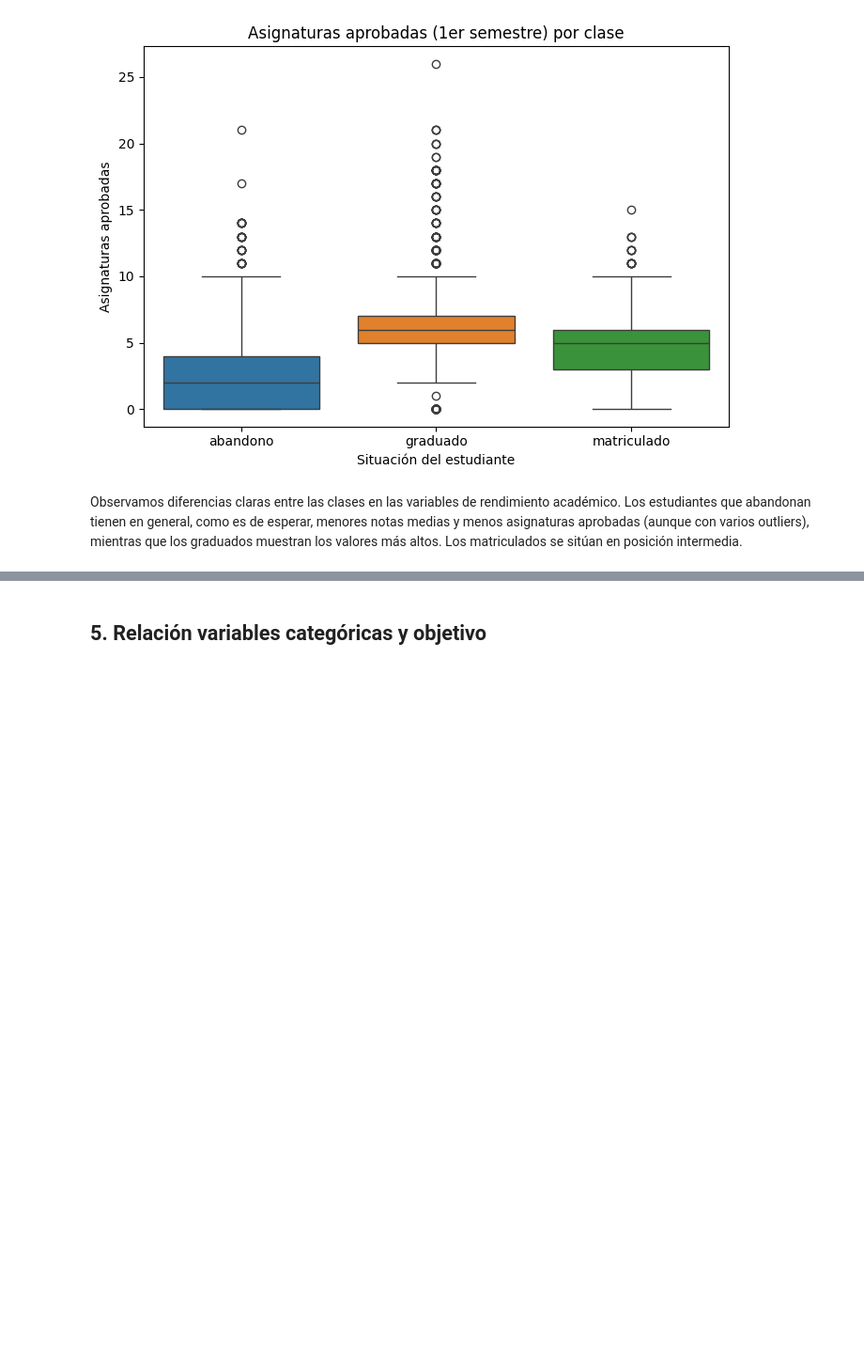
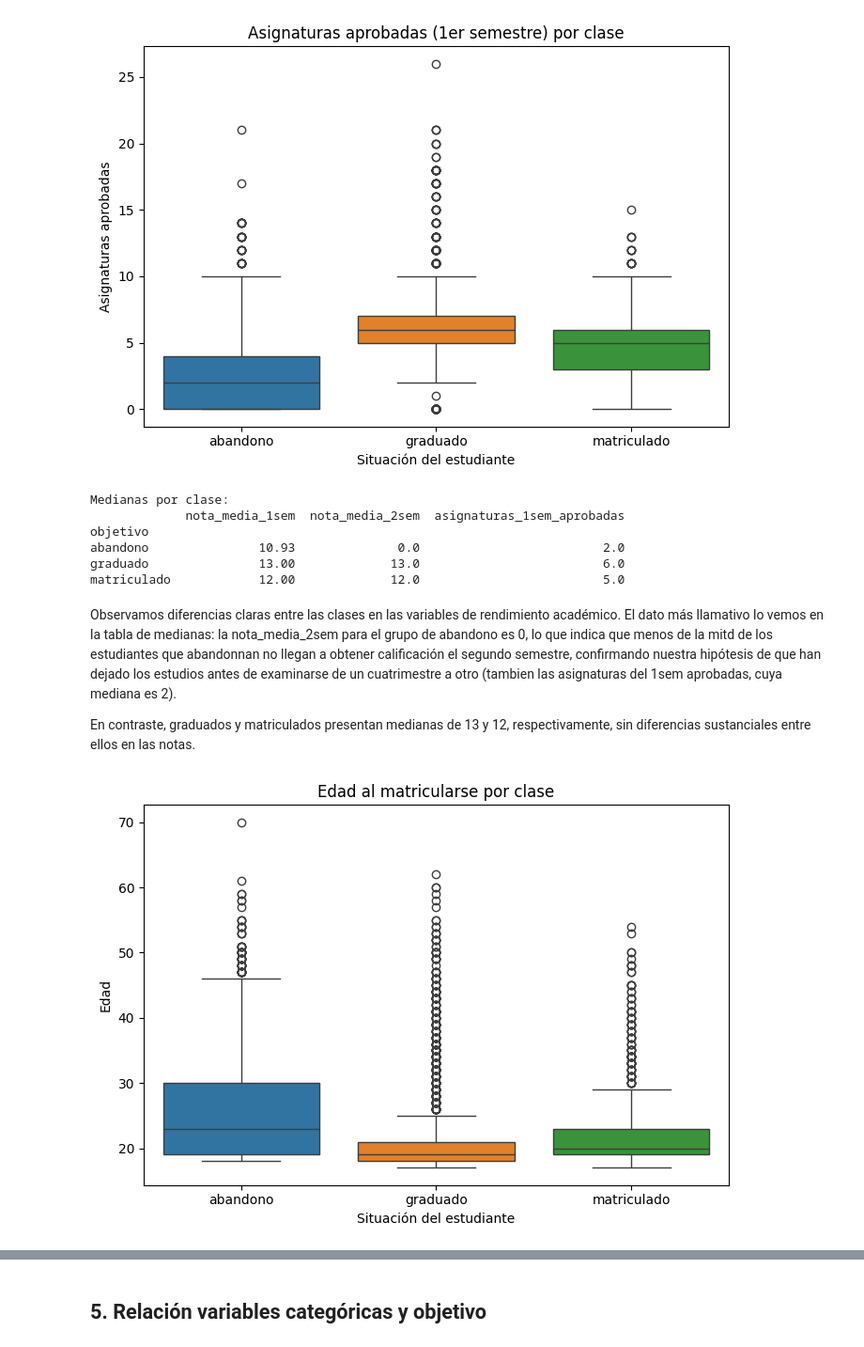
Before and after one commit to adrianalorenzo/ML_proyecto_final, a Jupyter notebook: notebooks/01_EDA.ipynb, the cells around one changed output, grey strips where cells are left out. Shown at 94% size. Saved outputs shown, nothing was run; the diff lists cells and outputs as text; code cells hidden in the pictures; blank space fills up the shorter version.

```diff
--- a/notebooks/01_EDA.ipynb
+++ b/notebooks/01_EDA.ipynb
@@ -188,9 +189,31 @@ plt.show()
 # %% [output]
 [figure]
 # %%
-#mediaans por clase para cuantificar las diferencias
-medians = df.groupby('objetivo')[['nota_media_1sem', 'nota_media_2sem', 'asignaturas_1sem_aprobadas']].mediant().round(2)
+#medianas por clase para cuantificar las diferencias
+medians = df.groupby('objetivo')[['nota_media_1sem', 'nota_media_2sem', 'asignaturas_1sem_aprobadas']].median().round(2)
 print("Medianas por clase: ")
 print(medians)
+# %% [output]
+Medianas por clase:
+             nota_media_1sem  nota_media_2sem  asignaturas_1sem_aprobadas
+objetivo
+abandono               10.93              0.0                         2.0
+graduado               13.00             13.0                         6.0
+matriculado            12.00             12.0                         5.0
 # %% [markdown]
-Observamos diferencias claras entre las clases en las variables de rendimiento académico. Los estudiantes que abandonan tienen en general, como es de esperar, menores notas medias y menos asignaturas aprobadas (aunque con varios outliers), mientras que los graduados muestran los valores más altos. Los matriculados se sitúan en posición intermedia.
+Observamos diferencias claras entre las clases en las variables de rendimiento académico. El dato más llamativo lo vemos en la tabla de medianas: la nota_media_2sem para el grupo de abandono es 0, lo que indica que menos de la mitd de los estudiantes que abandonnan no llegan a obtener calificación el segundo semestre, confirmando nuestra hipótesis de que han dejado los estudios antes de examinarse de un cuatrimestre a otro (tambien las asignaturas del 1sem aprobadas, cuya mediana es 2).
+
+En contraste, graduados y matriculados presentan medianas de 13 y 12, respectivamente, sin diferencias sustanciales entre ellos en las notas.
+# %%
+#boxplot edad
+plt.figure(figsize=(7,5))
+
+sns.boxplot(data=df, x='objetivo', y='edad_al_matricularse', hue='objetivo', legend=False)
+plt.title('Edad al matricularse por clase')
+plt.xlabel('Situación del estudiante')
+plt.ylabel('Edad')
+plt.tight_layout()
+plt.savefig('../figuras/boxplot_edad_por_clase.png')
+plt.show()
+# %% [output]
+[figure, added]
```
Also changed, not shown: parts of 6 cells of this notebook, 2 other files.
